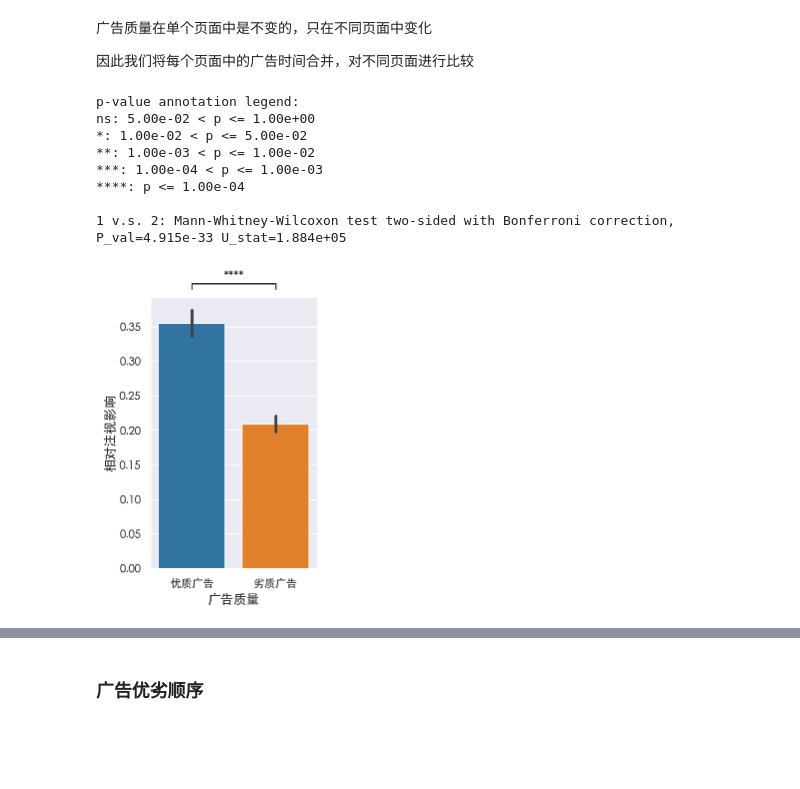
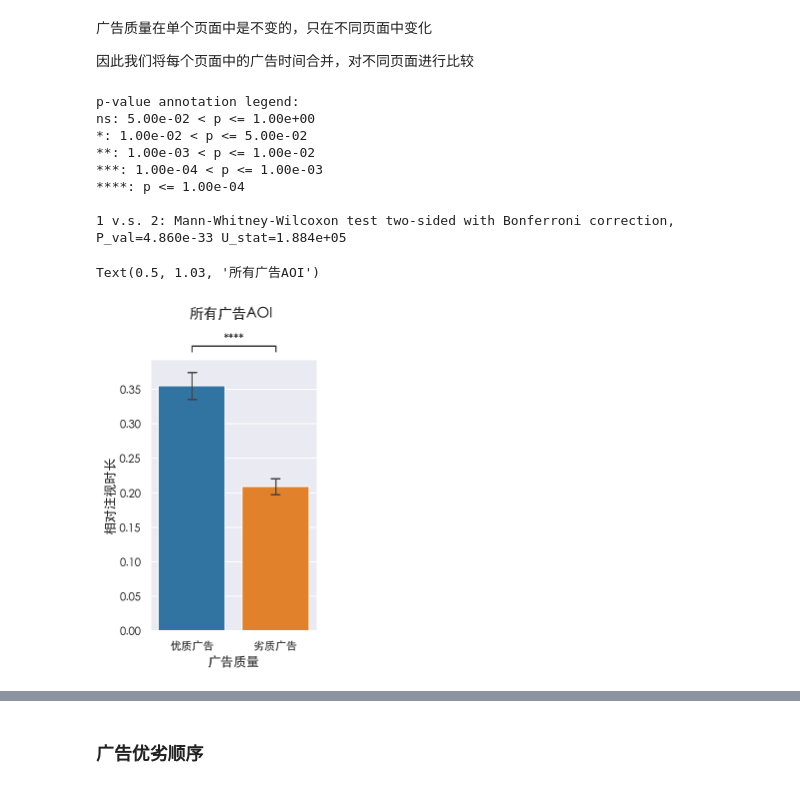
Before and after one commit to Mr-Milk/SERP-AD-EyeTracking, a Jupyter notebook: search_factors.ipynb, the cells around one changed output, grey strips where cells are left out. Drawn from its saved outputs; the diff is of its cells as text; code cells hidden in the pictures; blank space fills up the shorter version.

```diff
--- a/search_factors.ipynb
+++ b/search_factors.ipynb
@@ -37,8 +56,9 @@ mpl.rcParams['axes.labelsize'] = 13
 # %%
-table_file = "第6组-探究偏差：搜索结果页中广告对眼动的影响研究.xlsx"
+table_file = "data/第6组-探究偏差：搜索结果页中广告对眼动的影响研究.xlsx"
 data = pd.read_excel(table_file)
 data = data[['total fixation duration ', '任务类型', '优劣顺序', '位置', '形式', '广告质量', '广告质量（细分）']]
 data.columns = ['y', 'task_type', 'ad_order', 'ad_pos', 'ad_form', 'ad_quality', 'ad_quality_detailed']
+data['total'] = data['y']
 # %%
 data
 # %% [output]
@@ -90,7 +112,7 @@ ad_data = total_data[total_data['ad_pos'].isin([1,2,3,4,5])] # select only ad bl
 - \*\*\*: 1.00e-04 < p <= 1.00e-03
 - \*\*\*\*: p <= 1.00e-04
 # %%
-ylabel="相对注视影响"
+ylabel="相对注视时长"
 # %%
 def compare_groups(data, factor, groups):
     s, p = kruskal(*[data[data[factor] == i]['y'] for i in groups])
@@ -265,24 +397,27 @@ quality_sum = pd.DataFrame(data=records, columns=['y', 'ad_quality', 'ad_order']
 # %%
 kw = plot_kw(quality_sum, 'ad_quality', [1,2])
 fig, ax = plt.subplots(figsize=(3, 5))
-ax = sns.barplot(**kw, ax=ax)
+ax = sns.barplot(**kw, ax=ax, capsize=.1, errwidth=1.5)
 test_results = add_stat_annotation(ax,
                                    **kw,
                                    **stat_anno_kw,
                                    box_pairs=[(1, 2)],
                                   )
 _ = ax.set(
     ylabel=ylabel,
     xlabel="广告质量",
     xticklabels=["优质广告", "劣质广告"]
 )
+
+plt.suptitle("所有广告AOI", y=1.03)
 # %% [output]
 p-value annotation legend:
 ns: 5.00e-02 < p <= 1.00e+00
 *: 1.00e-02 < p <= 5.00e-02
 **: 1.00e-03 < p <= 1.00e-02
 ***: 1.00e-04 < p <= 1.00e-03
 ****: p <= 1.00e-04
 
-1 v.s. 2: Mann-Whitney-Wilcoxon test two-sided with Bonferroni correction, P_val=4.915e-33 U_stat=1.884e+05
+1 v.s. 2: Mann-Whitney-Wilcoxon test two-sided with Bonferroni correction, P_val=4.860e-33 U_stat=1.884e+05
+Text(0.5, 1.03, '所有广告AOI')
-[figure, old version]
+[figure, new version]
```
Also changed, not shown: parts of 23 cells of this notebook, 29 other files.
